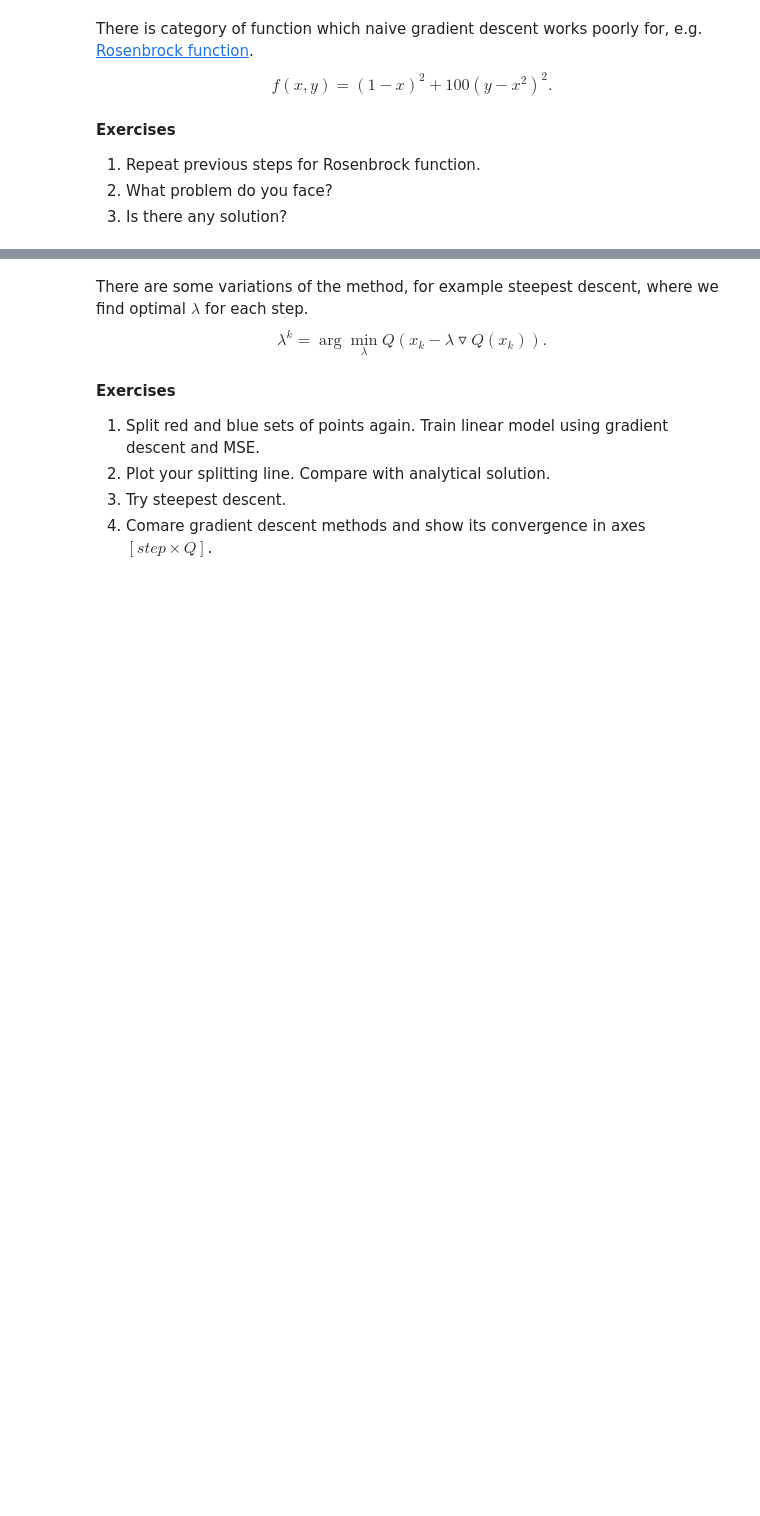
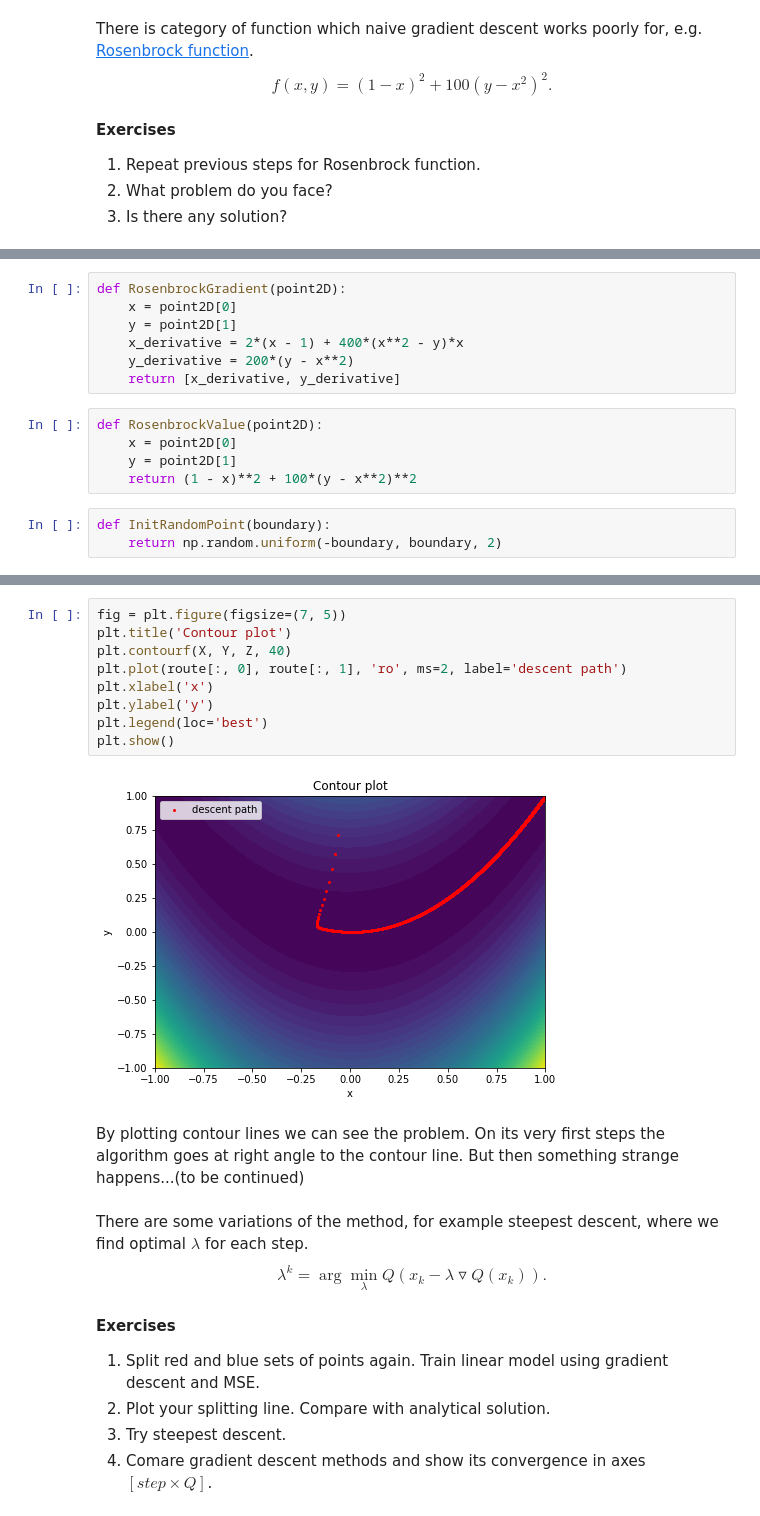
Before and after one commit to slayff/squad, a Jupyter notebook: labs/lab-1.ipynb, the cells around one changed output, grey strips where cells are left out. Cells and saved outputs as stored; diff of their text form; blank space fills up the shorter version.

```diff
--- a/labs/lab-1.ipynb
+++ b/labs/lab-1.ipynb
@@ -458,0 +535,15 @@ $$f(x, y) = (1-x)^2 + 100(y-x^2)^2.$$
+# %%
+def RosenbrockGradient(point2D):
+    x = point2D[0]
+    y = point2D[1]
+    x_derivative = 2*(x - 1) + 400*(x**2 - y)*x
+    y_derivative = 200*(y - x**2)
+    return [x_derivative, y_derivative]
+# %%
+def RosenbrockValue(point2D):
+    x = point2D[0]
+    y = point2D[1]
+    return (1 - x)**2 + 100*(y - x**2)**2
+# %%
+def InitRandomPoint(boundary):
+    return np.random.uniform(-boundary, boundary, 2)
@@ -459,3 +560,16 @@ $$f(x, y) = (1-x)^2 + 100(y-x^2)^2.$$
+# %%
+fig = plt.figure(figsize=(7, 5))
+plt.title('Contour plot')
+plt.contourf(X, Y, Z, 40)
+plt.plot(route[:, 0], route[:, 1], 'ro', ms=2, label='descent path')
+plt.xlabel('x')
+plt.ylabel('y')
+plt.legend(loc='best')
+plt.show()
+# %% [output]
+[figure, added]
+# %% [markdown]
+By plotting contour lines we can see the problem. On its very first steps the algorithm goes at right angle to the contour line. But then something strange happens...(to be continued)
 # %% [markdown]
 There are some variations of the method, for example steepest descent, where we find optimal $\lambda$ for each step.
 $$\lambda^{k} = \arg\min_{\lambda}Q(x_k - \lambda\triangledown Q(x_k)).$$
```
Also changed, not shown: parts of 15 cells of this notebook, 1 other file.
